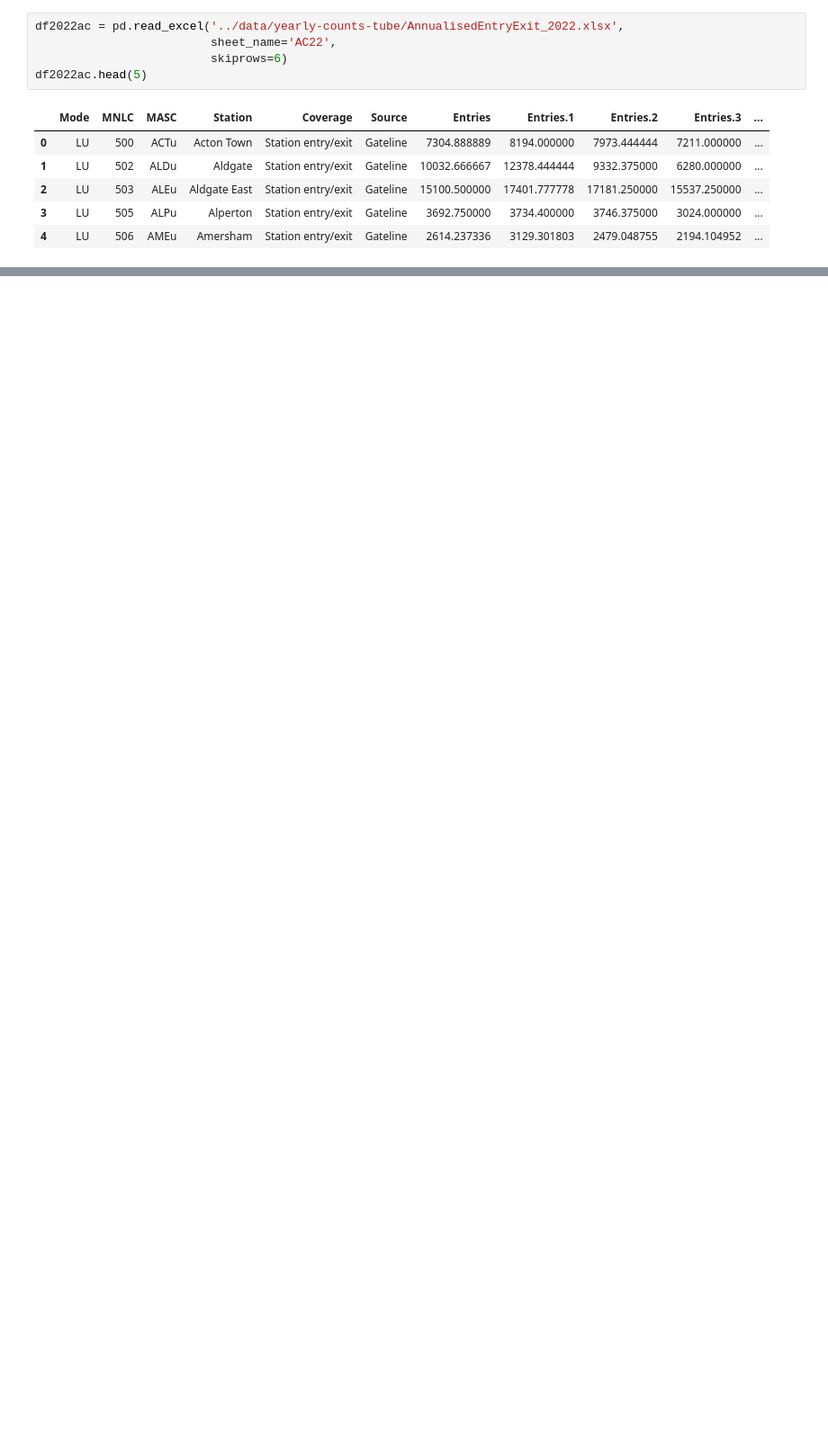
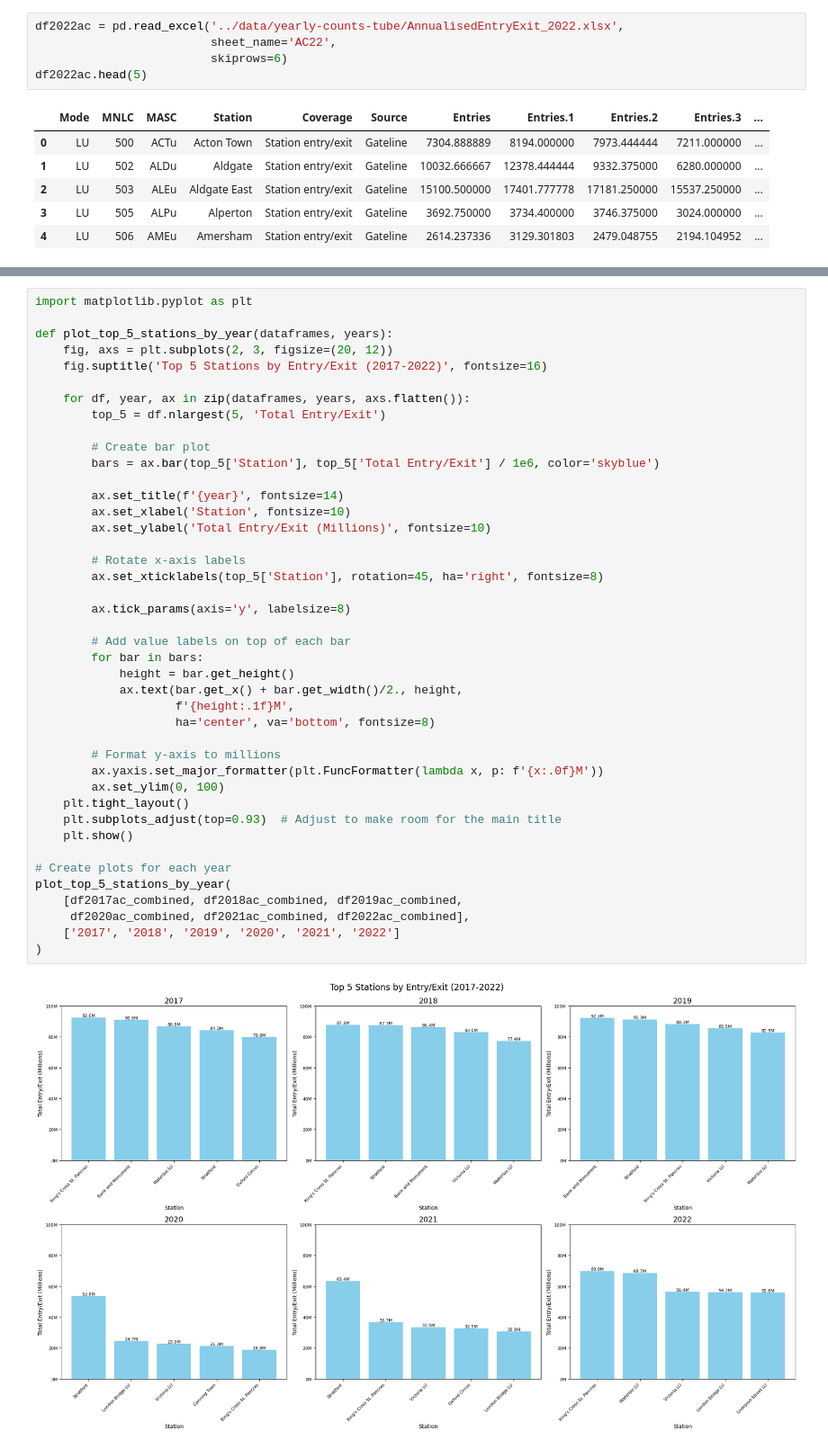
Before and after one commit to AimanxxAnsari/analysis-of-tfl-data, a Jupyter notebook: python-notebooks/tfl-passenger-flow.ipynb, the cells around one changed output, grey strips where cells are left out. Shown at 90% size. Cells and saved outputs as stored; diff of their text form; blank space fills up the shorter version.

```diff
--- a/python-notebooks/tfl-passenger-flow.ipynb
+++ b/python-notebooks/tfl-passenger-flow.ipynb
@@ -143,0 +412,44 @@ df2022ac.head(5)
+# %%
+import matplotlib.pyplot as plt
+
+def plot_top_5_stations_by_year(dataframes, years):
+    fig, axs = plt.subplots(2, 3, figsize=(20, 12))
+    fig.suptitle('Top 5 Stations by Entry/Exit (2017-2022)', fontsize=16)
+
+    for df, year, ax in zip(dataframes, years, axs.flatten()):
+        top_5 = df.nlargest(5, 'Total Entry/Exit')
+
+        # Create bar plot
+        bars = ax.bar(top_5['Station'], top_5['Total Entry/Exit'] / 1e6, color='skyblue')
+
+        ax.set_title(f'{year}', fontsize=14)
+        ax.set_xlabel('Station', fontsize=10)
+        ax.set_ylabel('Total Entry/Exit (Millions)', fontsize=10)
+
+        # Rotate x-axis labels
+        ax.set_xticklabels(top_5['Station'], rotation=45, ha='right', fontsize=8)
+
+        ax.tick_params(axis='y', labelsize=8)
+
+        # Add value labels on top of each bar
+        for bar in bars:
+            height = bar.get_height()
+            ax.text(bar.get_x() + bar.get_width()/2., height,
+                    f'{height:.1f}M',
+                    ha='center', va='bottom', fontsize=8)
+
+        # Format y-axis to millions
+        ax.yaxis.set_major_formatter(plt.FuncFormatter(lambda x, p: f'{x:.0f}M'))
+        ax.set_ylim(0, 100)
+    plt.tight_layout()
+    plt.subplots_adjust(top=0.93)  # Adjust to make room for the main title
+    plt.show()
+
+# Create plots for each year
+plot_top_5_stations_by_year(
+    [df2017ac_combined, df2018ac_combined, df2019ac_combined,
+     df2020ac_combined, df2021ac_combined, df2022ac_combined],
+    ['2017', '2018', '2019', '2020', '2021', '2022']
+)
+# %% [output]
+[figure, added]
```
Also changed, not shown: parts of 23 cells of this notebook.
